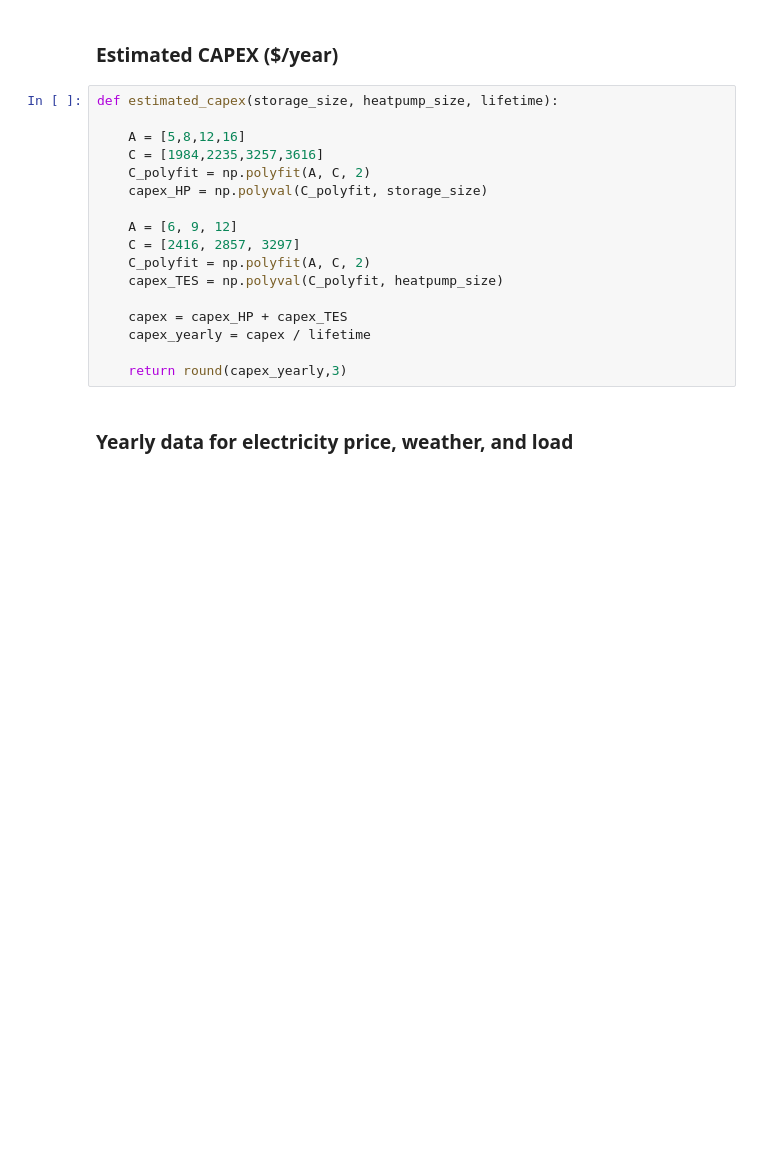
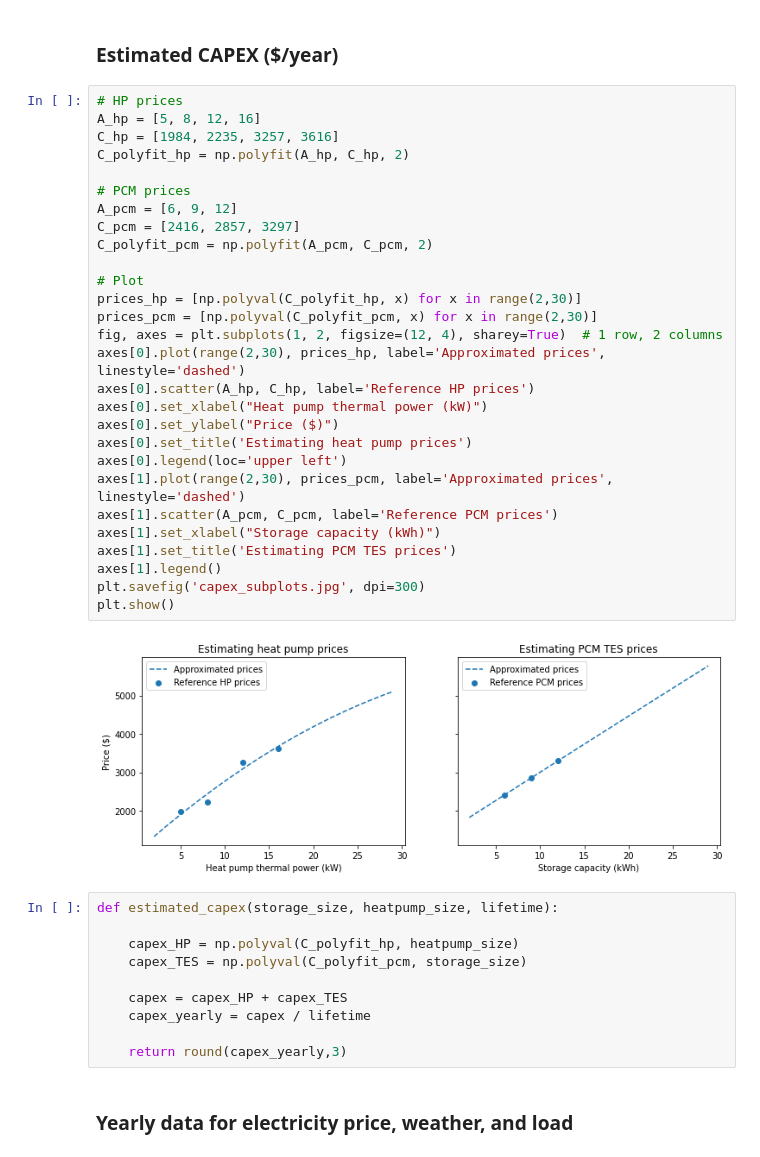
Before and after one commit to thdfw/master_thesis, a Jupyter notebook: pareto/other/sizing/HP_TES_sizing/final_sizing.ipynb, the cells around one changed output. Cells and saved outputs as stored; diff of their text form; blank space fills up the shorter version.

Commit message:
Improved CAPEX estimation

```diff
--- a/pareto/other/sizing/HP_TES_sizing/final_sizing.ipynb
+++ b/pareto/other/sizing/HP_TES_sizing/final_sizing.ipynb
@@ -106,18 +105,41 @@ def optimal_opex(max_storage, max_Q_HP, forecasts, PLOT):
     return obj_opt
 # %% [markdown]
 ### Estimated CAPEX ($/year)
+# %%
+# HP prices
+A_hp = [5, 8, 12, 16]
+C_hp = [1984, 2235, 3257, 3616]
+C_polyfit_hp = np.polyfit(A_hp, C_hp, 2)
+
+# PCM prices
+A_pcm = [6, 9, 12]
+C_pcm = [2416, 2857, 3297]
+C_polyfit_pcm = np.polyfit(A_pcm, C_pcm, 2)
+
+# Plot
+prices_hp = [np.polyval(C_polyfit_hp, x) for x in range(2,30)]
+prices_pcm = [np.polyval(C_polyfit_pcm, x) for x in range(2,30)]
+fig, axes = plt.subplots(1, 2, figsize=(12, 4), sharey=True)  # 1 row, 2 columns
+axes[0].plot(range(2,30), prices_hp, label='Approximated prices', linestyle='dashed')
+axes[0].scatter(A_hp, C_hp, label='Reference HP prices')
+axes[0].set_xlabel("Heat pump thermal power (kW)")
+axes[0].set_ylabel("Price ($)")
+axes[0].set_title('Estimating heat pump prices')
+axes[0].legend(loc='upper left')
+axes[1].plot(range(2,30), prices_pcm, label='Approximated prices', linestyle='dashed')
+axes[1].scatter(A_pcm, C_pcm, label='Reference PCM prices')
+axes[1].set_xlabel("Storage capacity (kWh)")
+axes[1].set_title('Estimating PCM TES prices')
+axes[1].legend()
+plt.savefig('capex_subplots.jpg', dpi=300)
+plt.show()
+# %% [output]
+[figure, added]
 # %%
 def estimated_capex(storage_size, heatpump_size, lifetime):
 
-    A = [5,8,12,16]
-    C = [1984,2235,3257,3616]
-    C_polyfit = np.polyfit(A, C, 2)
-    capex_HP = np.polyval(C_polyfit, storage_size)
-
-    A = [6, 9, 12]
-    C = [2416, 2857, 3297]
-    C_polyfit = np.polyfit(A, C, 2)
-    capex_TES = np.polyval(C_polyfit, heatpump_size)
+    capex_HP = np.polyval(C_polyfit_hp, heatpump_size)
+    capex_TES = np.polyval(C_polyfit_pcm, storage_size)
 
     capex = capex_HP + capex_TES
     capex_yearly = capex / lifetime
```
Also changed, not shown: parts of 6 cells of this notebook, 6 other files.
